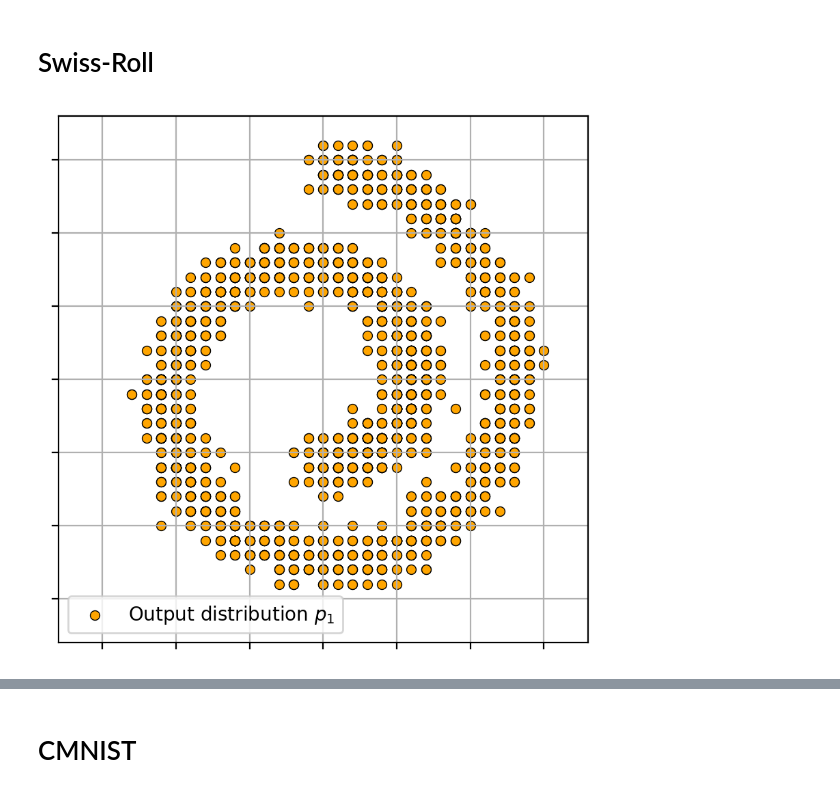
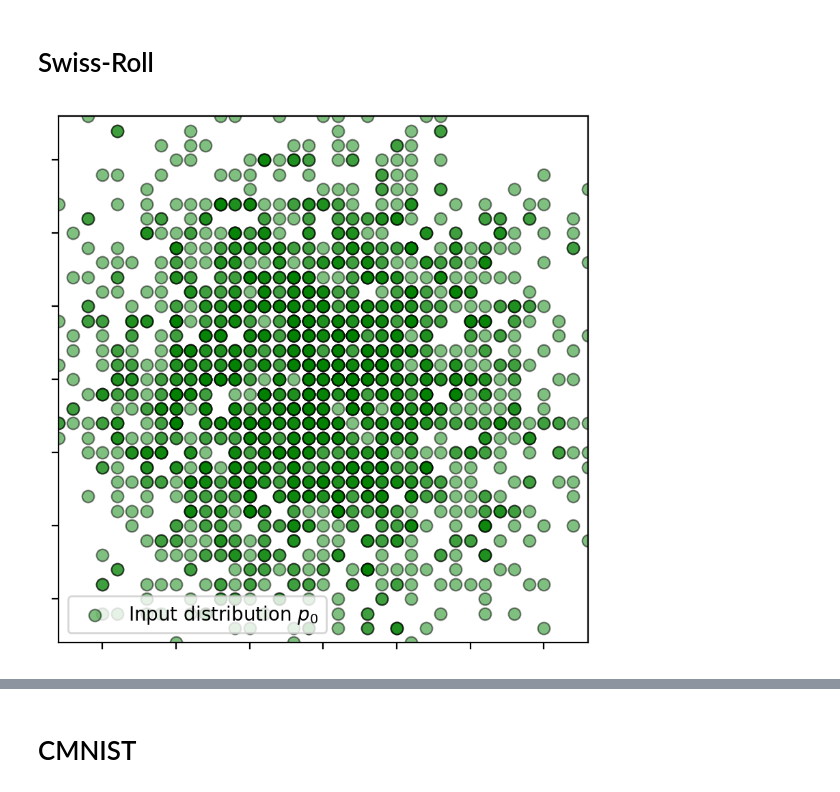
Before and after one commit to gregkseno/csbm, a Jupyter notebook: notebooks/article_samples.ipynb, the cells around one changed output, grey strips where cells are left out. Drawn from its saved outputs; the diff is of its cells as text; code cells hidden in the pictures.

Commit message:
Update images

```diff
--- a/notebooks/article_samples.ipynb
+++ b/notebooks/article_samples.ipynb
@@ -56,10 +53,10 @@ def visualize_marginals(
     _, ax = plt.subplots(1, 1, figsize=(5, 5),squeeze=True,sharex=True,sharey=True, dpi=200)
 
     if x is not None:
-        ax.scatter(x[:, 0], x[:, 1], c="g", edgecolor='black', label=r'Input distribution $p_0$', s=25, alpha=0.5, linewidth=0.5)
+        ax.scatter(x[:, 0], x[:, 1], c="g", edgecolor='black', label=r'Input distribution $p_0$', s=40, alpha=0.5, linewidth=0.8)
     if y is not None:
-        ax.scatter(y[:, 0], y[:, 1], c="orange", edgecolor='black', label=r'Output distribution $p_1$', s=25, linewidth=0.5)
-    ax.grid()
+        ax.scatter(y[:, 0], y[:, 1], c="orange", edgecolor='black', label=r'Output distribution $p_1$', s=40, linewidth=0.8)
+    # ax.grid()
     ax.get_xaxis().set_ticklabels([])
     ax.get_yaxis().set_ticklabels([])
     ax.set_xlim((7.0, 43.0))
@@ -81,13 +78,13 @@ exp_names = [
 # %%
 # num_categories = 50
 # num_timesteps = 10
 
 # dataset_x = DiscreteGaussianDataset(5000, dim=2, num_categories=num_categories, train=False)
 # dataset_y = DiscreteSwissRollDataset(5000, num_categories=num_categories, train=False)
 
-visualize_marginals(y=dataset_y[4:2005])
+visualize_marginals(x=dataset_x[4:2005])
 # %% [output]
-[figure, old version]
+[figure, new version]
 # %%
 exp_id = 7
 
```
Also changed, not shown: parts of 2 cells of this notebook, 11 other files.
